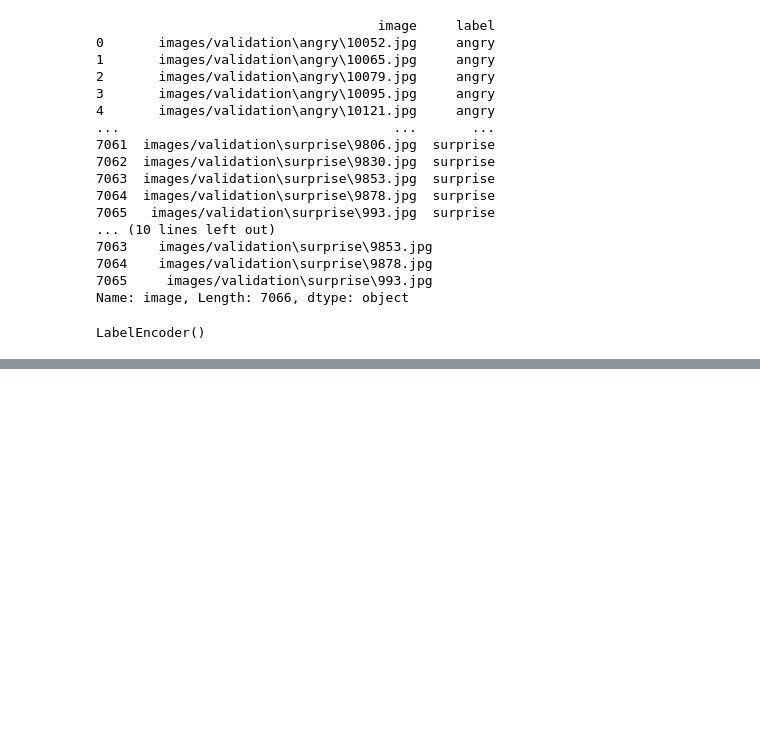
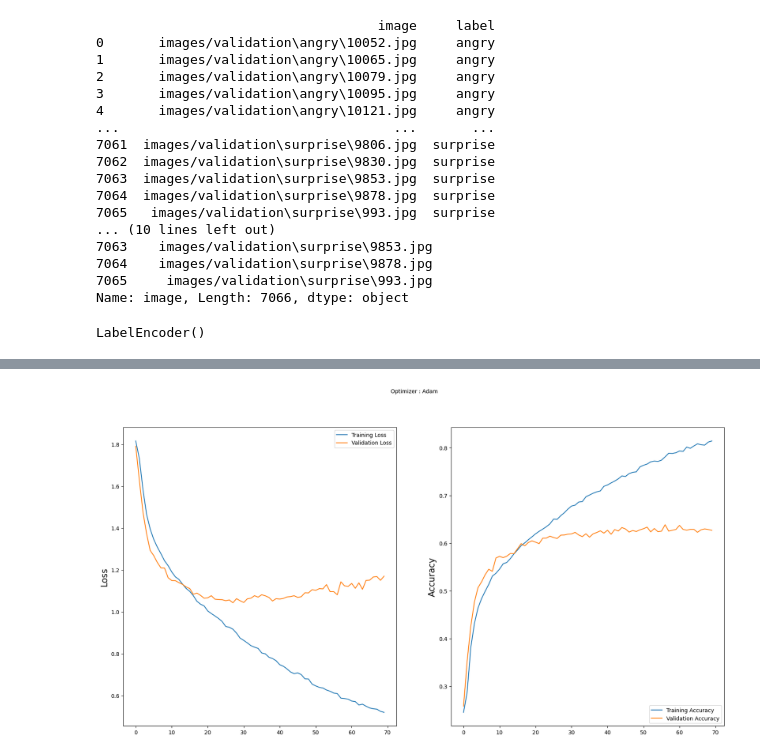
Before and after one commit to Ajay-308/Facial_Expression_Recognition, a Jupyter notebook: facial.ipynb, the cells around one changed output, grey strips where cells are left out. Saved outputs shown, nothing was run; the diff lists cells and outputs as text; code cells hidden in the pictures; blank space fills up the shorter version.

```diff
--- a/facial.ipynb
+++ b/facial.ipynb
@@ -111,34 +111,36 @@ y_test = le.transform(test['label'])
 y_train = to_categorical(y_train,num_classes = 7)
 y_test = to_categorical(y_test,num_classes = 7)
 # %%
+from keras.layers import LeakyReLU
+
 model = Sequential()
 # convolutional layers
-model.add(Conv2D(128, kernel_size=(3,3), activation='relu', input_shape=(48,48,1)))
+model.add(Conv2D(128, kernel_size=(3,3), activation=LeakyReLU(alpha=0.01), input_shape=(48,48,1)))
 model.add(MaxPooling2D(pool_size=(2,2)))
 model.add(Dropout(0.4))
 
-model.add(Conv2D(256, kernel_size=(3,3), activation='relu'))
+model.add(Conv2D(256, kernel_size=(3,3), activation=LeakyReLU(alpha=0.01)))
 model.add(MaxPooling2D(pool_size=(2,2)))
 model.add(Dropout(0.4))
 
-model.add(Conv2D(512, kernel_size=(3,3), activation='relu'))
+model.add(Conv2D(512, kernel_size=(3,3), activation=LeakyReLU(alpha=0.01)))
 model.add(MaxPooling2D(pool_size=(2,2)))
 model.add(Dropout(0.4))
 
-model.add(Conv2D(512, kernel_size=(3,3), activation='relu'))
+model.add(Conv2D(512, kernel_size=(3,3), activation=LeakyReLU(alpha=0.01)))
 model.add(MaxPooling2D(pool_size=(2,2)))
 model.add(Dropout(0.4))
 
 model.add(Flatten())
 # fully connected layers
-model.add(Dense(512, activation='relu'))
+model.add(Dense(512, activation=LeakyReLU(alpha=0.01)))
 model.add(Dropout(0.4))
-model.add(Dense(256, activation='relu'))
+model.add(Dense(256, activation=LeakyReLU(alpha=0.01)))
 model.add(Dropout(0.3))
 # output layer
 model.add(Dense(7, activation='softmax'))
 # %%
 model.compile(optimizer = 'adam', loss = 'categorical_crossentropy', metrics = 'accuracy' )
 # %%
-model.fit(x= x_train,y = y_train, batch_size = 128, epochs = 10, validation_data = (x_test,y_test))
+history = model.fit(x= x_train,y = y_train, batch_size = 128, epochs = 70, validation_data = (x_test,y_test))
 # %% [output]
@@ -179,2 +177,21 @@ model.load_weights("facialemotionmodel.h5")
 # %%
 label = ['angry','disgust','fear','happy','neutral','sad','surprise']
+# %%
+import matplotlib.pyplot as plt
+
+plt.figure(figsize=(20,10))
+plt.subplot(1, 2, 1)
+plt.suptitle('Optimizer : Adam', fontsize=10)
+plt.ylabel('Loss', fontsize=16)
+plt.plot(history.history['loss'], label='Training Loss')
+plt.plot(history.history['val_loss'], label='Validation Loss')
+plt.legend(loc='upper right')
+
+plt.subplot(1, 2, 2)
+plt.ylabel('Accuracy', fontsize=16)
+plt.plot(history.history['accuracy'], label='Training Accuracy')
+plt.plot(history.history['val_accuracy'], label='Validation Accuracy')
+plt.legend(loc='lower right')
+plt.show()
+# %% [output]
+[figure, added]
```
Also changed, not shown: parts of 7 cells of this notebook.
